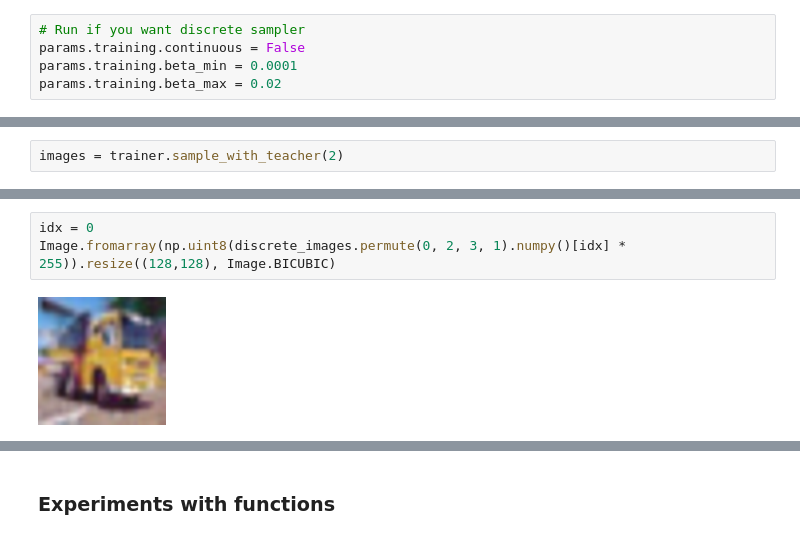
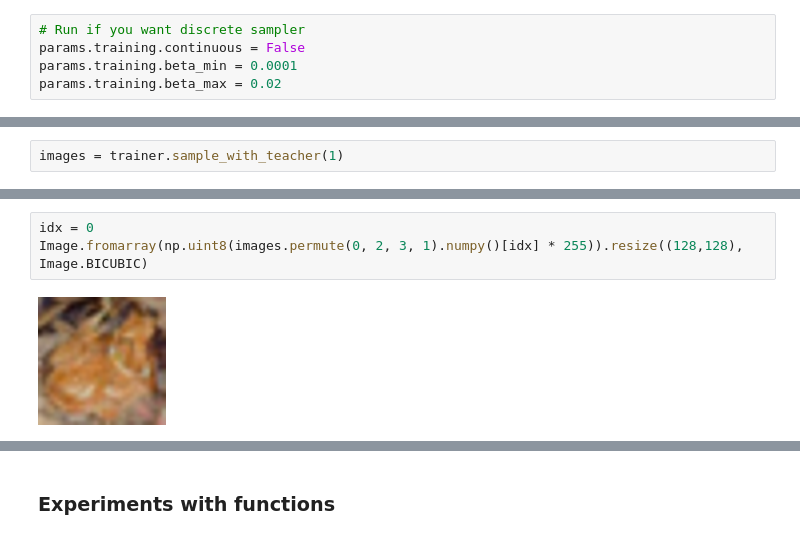
Before and after one commit to Kirill-Tamogashev/diffusion-distillation, a Jupyter notebook: experiments.ipynb, the cells around one changed output, grey strips where cells are left out. Cells and saved outputs as stored; diff of their text form.

Commit message:
refactor: unify continuous and descrete teacher step

```diff
--- a/experiments.ipynb
+++ b/experiments.ipynb
@@ -95,2 +95,2 @@ False
 # %%
-images = trainer.sample_with_teacher(2)
+images = trainer.sample_with_teacher(1)
@@ -127,5 +97,5 @@ Image.fromarray(np.uint8(np_images[1] * 255)).resize((128,128), Image.BICUBIC)
 # %%
 idx = 0
-Image.fromarray(np.uint8(discrete_images.permute(0, 2, 3, 1).numpy()[idx] * 255)).resize((128,128), Image.BICUBIC)
+Image.fromarray(np.uint8(images.permute(0, 2, 3, 1).numpy()[idx] * 255)).resize((128,128), Image.BICUBIC)
 # %% [output]
-[figure, old version]
+[figure, new version]
```
Also changed, not shown: parts of 5 cells of this notebook, 2 other files.
